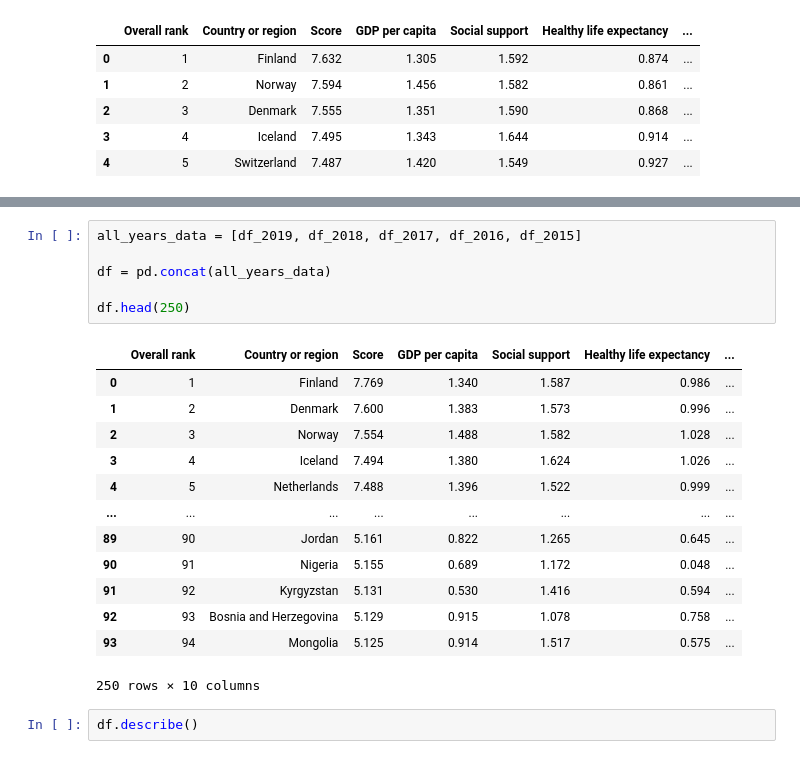
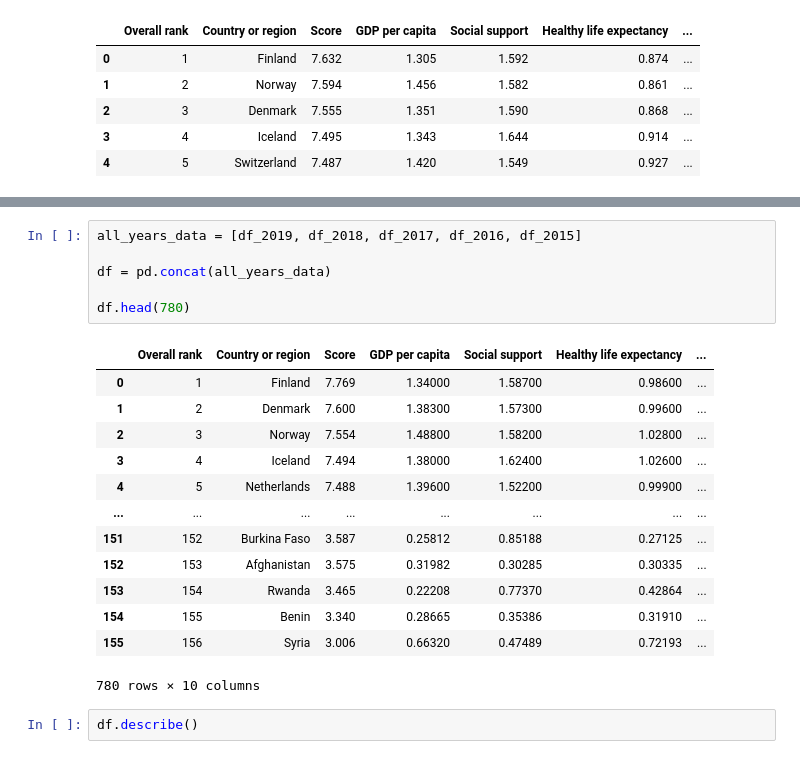
Before and after one commit to Joshua-D-Gordon/Data-Science-Project, a Jupyter notebook: 3rd notebook - project.ipynb, the cells around one changed output, grey strips where cells are left out. Drawn from its saved outputs; the diff is of its cells as text.

```diff
--- a/3rd notebook - project.ipynb
+++ b/3rd notebook - project.ipynb
@@ -101,23 +169,23 @@ df_2015.head()
 # %%
 all_years_data = [df_2019, df_2018, df_2017, df_2016, df_2015]
 
 df = pd.concat(all_years_data)
 
-df.head(250)
+df.head(780)
 # %% [output]
 |  | Overall rank | Country or region | Score | GDP per capita | Social support | Healthy life expectancy | ... |
-| 0 | 1 | Finland | 7.769 | 1.340 | 1.587 | 0.986 | ... |
-| 1 | 2 | Denmark | 7.600 | 1.383 | 1.573 | 0.996 | ... |
-| 2 | 3 | Norway | 7.554 | 1.488 | 1.582 | 1.028 | ... |
-| 3 | 4 | Iceland | 7.494 | 1.380 | 1.624 | 1.026 | ... |
-| 4 | 5 | Netherlands | 7.488 | 1.396 | 1.522 | 0.999 | ... |
+| 0 | 1 | Finland | 7.769 | 1.34000 | 1.58700 | 0.98600 | ... |
+| 1 | 2 | Denmark | 7.600 | 1.38300 | 1.57300 | 0.99600 | ... |
+| 2 | 3 | Norway | 7.554 | 1.48800 | 1.58200 | 1.02800 | ... |
+| 3 | 4 | Iceland | 7.494 | 1.38000 | 1.62400 | 1.02600 | ... |
+| 4 | 5 | Netherlands | 7.488 | 1.39600 | 1.52200 | 0.99900 | ... |
 | ... | ... | ... | ... | ... | ... | ... | ... |
-| 89 | 90 | Jordan | 5.161 | 0.822 | 1.265 | 0.645 | ... |
-| 90 | 91 | Nigeria | 5.155 | 0.689 | 1.172 | 0.048 | ... |
-| 91 | 92 | Kyrgyzstan | 5.131 | 0.530 | 1.416 | 0.594 | ... |
-| 92 | 93 | Bosnia and Herzegovina | 5.129 | 0.915 | 1.078 | 0.758 | ... |
-| 93 | 94 | Mongolia | 5.125 | 0.914 | 1.517 | 0.575 | ... |
+| 151 | 152 | Burkina Faso | 3.587 | 0.25812 | 0.85188 | 0.27125 | ... |
+| 152 | 153 | Afghanistan | 3.575 | 0.31982 | 0.30285 | 0.30335 | ... |
+| 153 | 154 | Rwanda | 3.465 | 0.22208 | 0.77370 | 0.42864 | ... |
+| 154 | 155 | Benin | 3.340 | 0.28665 | 0.35386 | 0.31910 | ... |
+| 155 | 156 | Syria | 3.006 | 0.66320 | 0.47489 | 0.72193 | ... |
-250 rows × 10 columns
+780 rows × 10 columns
 # %%
 df.describe()
 # %% [output]
```
Also changed, not shown: parts of 132 cells of this notebook.
